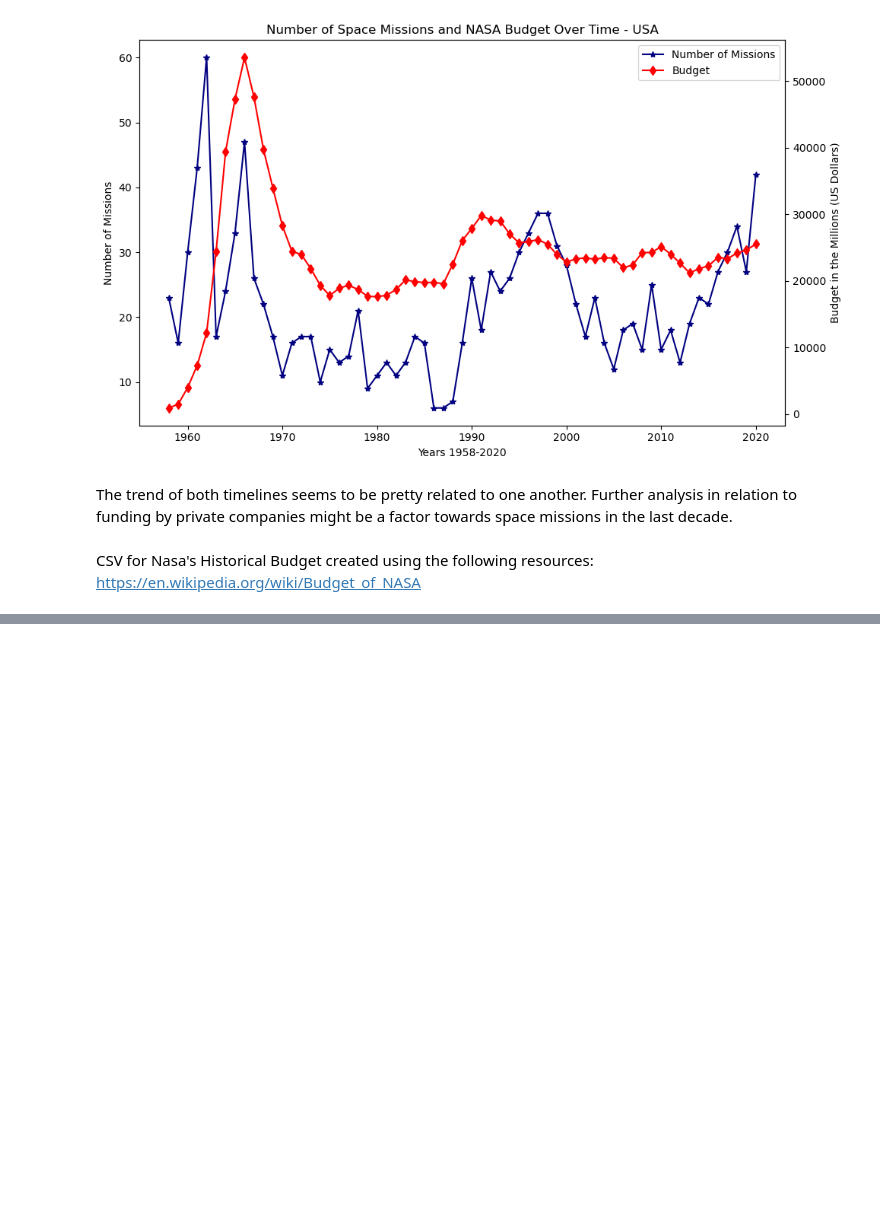
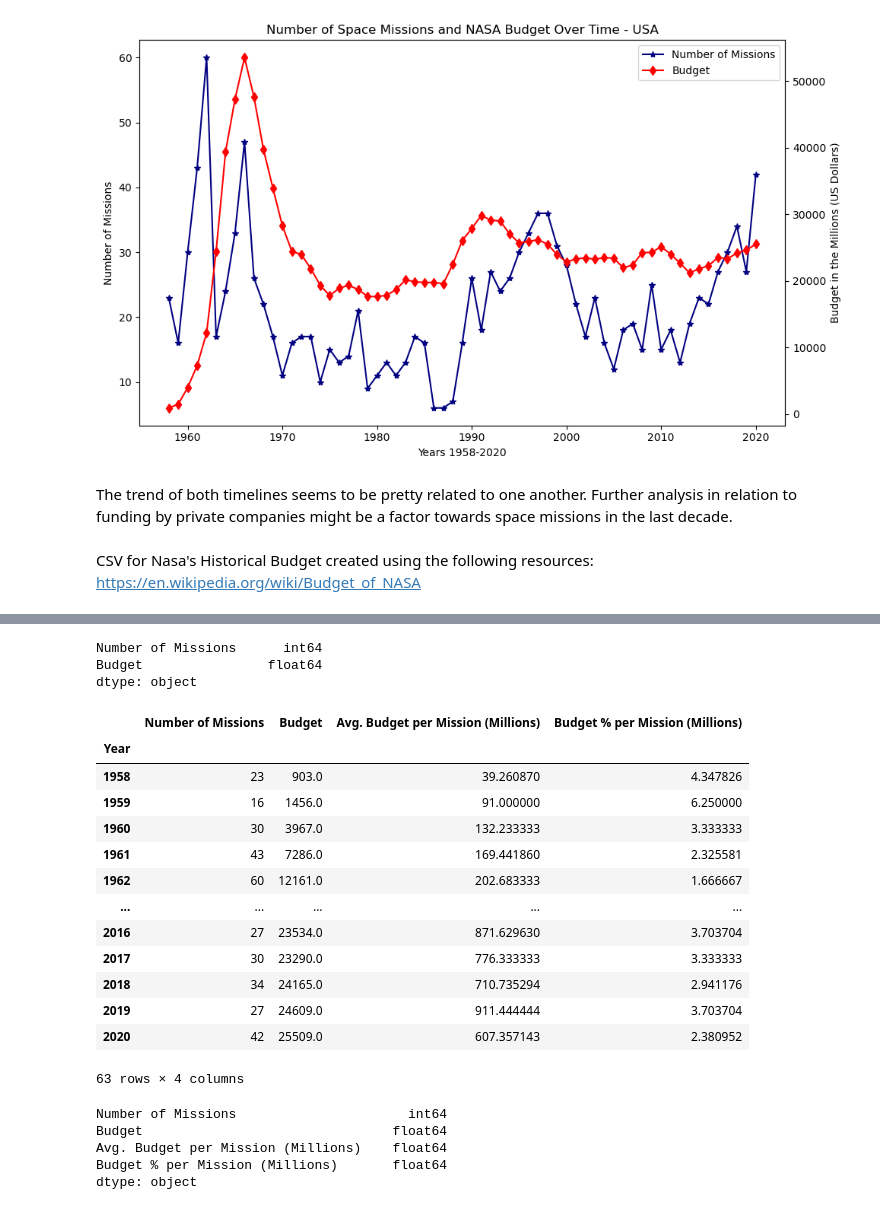
Before and after one commit to maparisio/Space_Mission_Project, a Jupyter notebook: Missions_Over_Time.ipynb, the cells around one changed output, grey strips where cells are left out. Saved outputs shown, nothing was run; the diff lists cells and outputs as text; code cells hidden in the pictures; blank space fills up the shorter version.

```diff
--- a/Missions_Over_Time.ipynb
+++ b/Missions_Over_Time.ipynb
@@ -593,0 +627,6 @@ https://en.wikipedia.org/wiki/Budget_of_NASA
+# %%
+# Make a copy of the previous dataframe so that you can make calculations and formating without affecting previous dataframes
+US_budget_missions_AvPer = new_missions_df.copy()
+
+# Show copy
+US_budget_missions_AvPer
@@ -593,0 +648,6 @@ https://en.wikipedia.org/wiki/Budget_of_NASA
+# %%
+US_budget_missions_AvPer.dtypes
+# %% [output]
+Number of Missions      int64
+Budget                float64
+dtype: object
@@ -593,0 +662,26 @@ https://en.wikipedia.org/wiki/Budget_of_NASA
+# %%
+# Create a new DataFrame with the 'Average budget per mission' and 'Budget % per mission'
+# Calculate the % of budget spent per mission
+US_budget_missions_AvPer['Avg. Budget per Mission (Millions)'] = " "
+US_budget_missions_AvPer['Budget % per Mission (Millions)'] = " "
+for mission in US_budget_missions_AvPer:
+    US_budget_missions_AvPer['Avg. Budget per Mission (Millions)'] = US_budget_missions_AvPer['Budget']/US_budget_missions_AvPer['Number of Missions']
+    US_budget_missions_AvPer['Budget % per Mission (Millions)'] = (US_budget_missions_AvPer['Avg. Budget per Mission (Millions)'] / US_budget_missions_AvPer['Budget']) * 100
+
+# Display the DataFrame with the added columns
+US_budget_missions_AvPer
+# %% [output]
+|  | Number of Missions | Budget | Avg. Budget per Mission (Millions) | Budget % per Mission (Millions) |
+| Year |  |  |  |  |
+| 1958 | 23 | 903.0 | 39.260870 | 4.347826 |
+| 1959 | 16 | 1456.0 | 91.000000 | 6.250000 |
+| 1960 | 30 | 3967.0 | 132.233333 | 3.333333 |
+| 1961 | 43 | 7286.0 | 169.441860 | 2.325581 |
+| 1962 | 60 | 12161.0 | 202.683333 | 1.666667 |
+| ... | ... | ... | ... | ... |
+| 2016 | 27 | 23534.0 | 871.629630 | 3.703704 |
+| 2017 | 30 | 23290.0 | 776.333333 | 3.333333 |
+| 2018 | 34 | 24165.0 | 710.735294 | 2.941176 |
+| 2019 | 27 | 24609.0 | 911.444444 | 3.703704 |
+| 2020 | 42 | 25509.0 | 607.357143 | 2.380952 |
+63 rows × 4 columns
@@ -593,0 +691,8 @@ https://en.wikipedia.org/wiki/Budget_of_NASA
+# %%
+Formatted_US_BMAP_df.dtypes
+# %% [output]
+Number of Missions                      int64
+Budget                                float64
+Avg. Budget per Mission (Millions)    float64
+Budget % per Mission (Millions)       float64
+dtype: object
```
Also changed, not shown: parts of 13 cells of this notebook.
